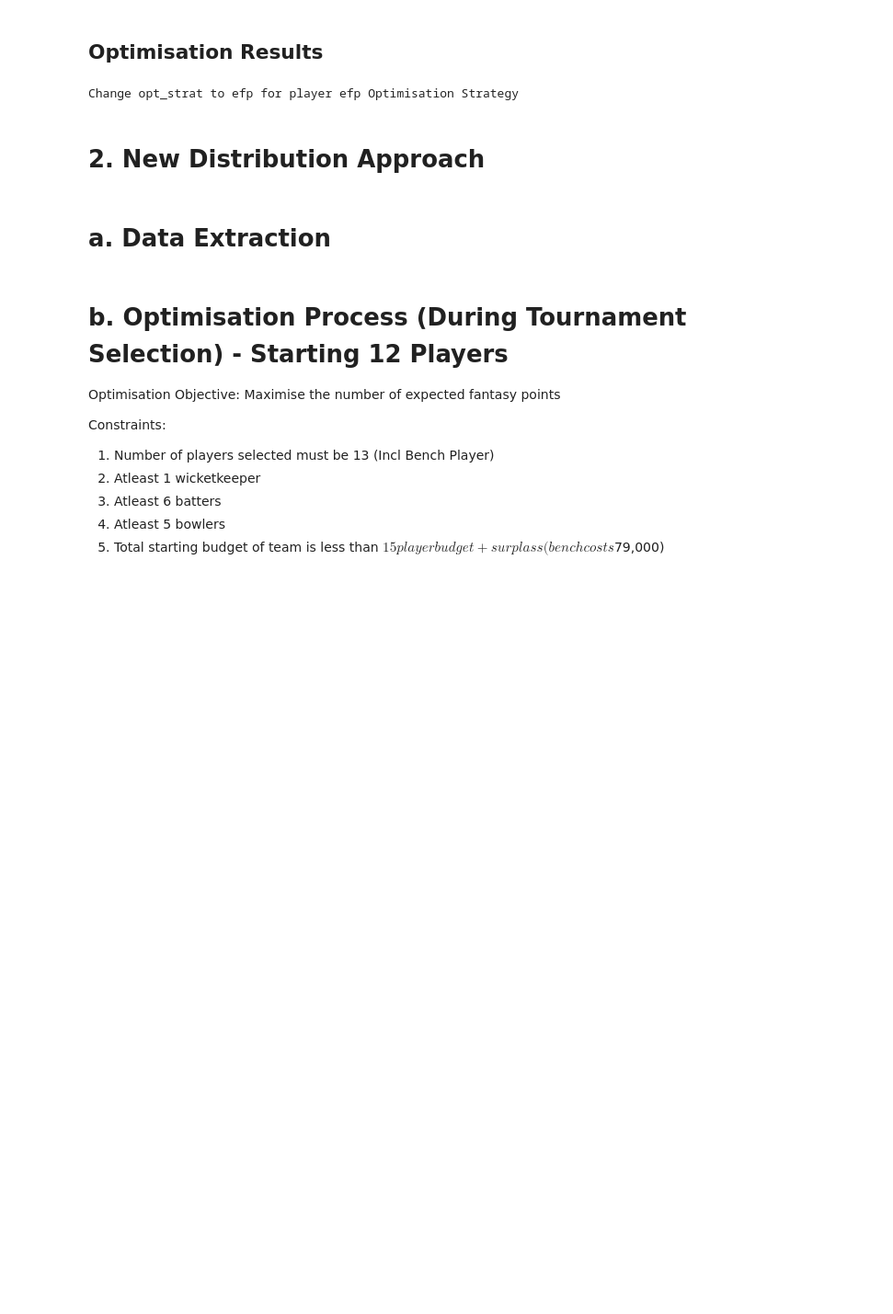
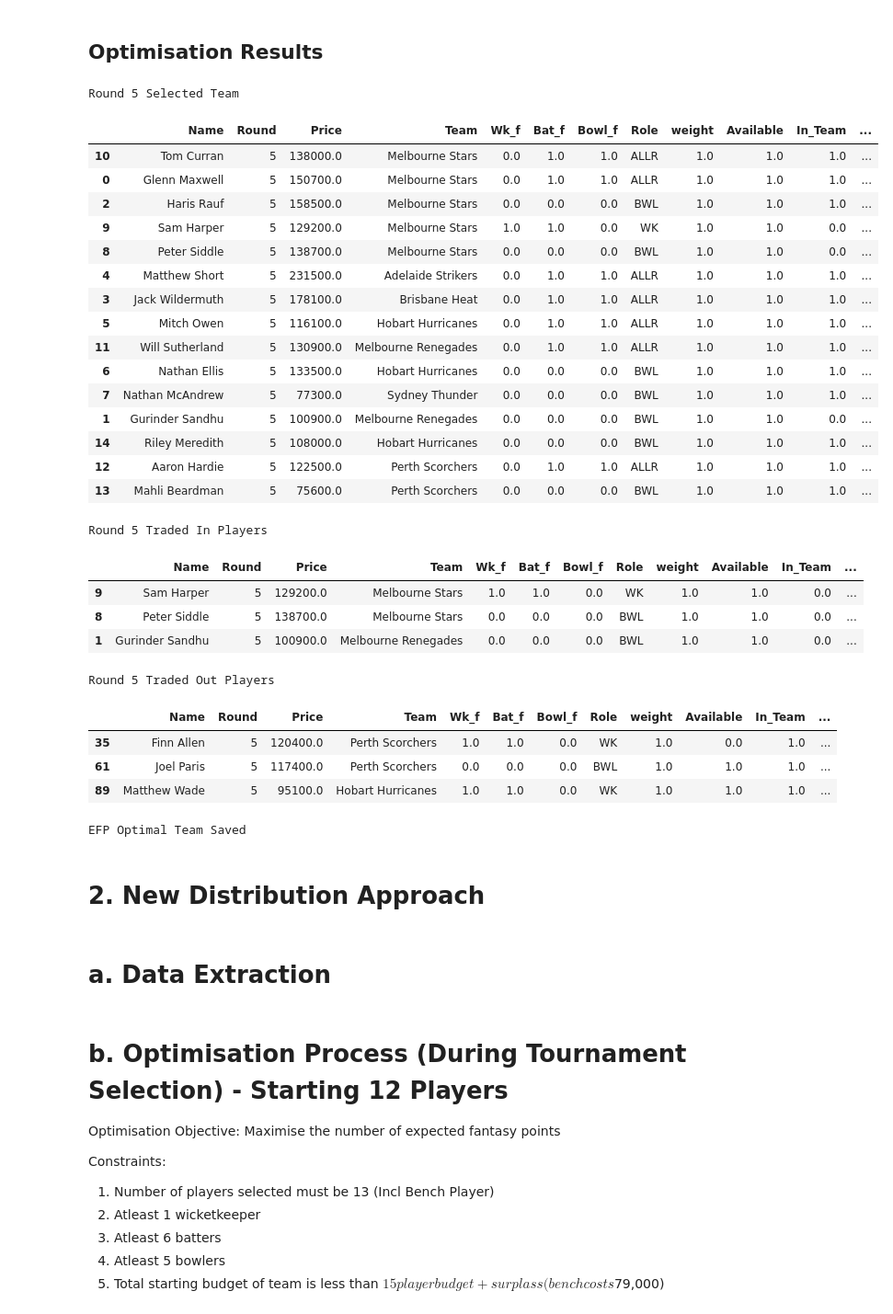
Before and after one commit to Dilan-De-Silva/Big-Bash-Fantasy-AI-v2, a Jupyter notebook: python_script/optim/post-round-4/Team-Selector-Optimisation-Process.ipynb, the cells around one changed output. Shown at 92% size. Cells and saved outputs as stored; diff of their text form; code cells hidden in the pictures; blank space fills up the shorter version.

Commit message:
Round 6 Optimisation Runs

```diff
--- a/python_script/optim/post-round-4/Team-Selector-Optimisation-Process.ipynb
+++ b/python_script/optim/post-round-4/Team-Selector-Optimisation-Process.ipynb
@@ -43,7 +43,7 @@ py_data_score_directory = 'C:/Users/dilan/OneDrive/Documents/Data Science Projec
 py_data_score_rnd_directory = 'C:/Users/dilan/OneDrive/Documents/Data Science Projects/Repos/Big-Bash-Fantasy-AI-v2/data/python_data/scoring/post-round-4/'
 # %%
 # Optimisation Strategy
-opt_strat = 'sim' # Options: 'efp' (new player expected fantasy points appraoch), 'sim' (new player fantasy point distribution approach)
+opt_strat = 'efp' # Options: 'efp' (new player expected fantasy points appraoch), 'sim' (new player fantasy point distribution approach)
 current_rnd = 5 # Current Round of the Tournament
 exp_pts_model = 'all' # Options: 'bat_bowl' (batting + bowling model), 'all' (combined model)
 efp_budget = 2010600
@@ -225,33 +235,60 @@ Change opt_strat to efp for player efp Optimisation Strategy
 # %%
 # EFP Whole Tournament Optimisation
 if opt_strat == 'efp':
     # Display Round-wise Selected Teams
     print("Round 5 Selected Team")
     display(sel_player_df_r5.sort_values(by='exp_rnd_points', ascending=False))
 
     # Display Traded In Players
     traded_in_r5 = sel_player_df_r5[sel_player_df_r5['In_Team'] == 0]
     print("Round 5 Traded In Players")
     display(traded_in_r5.sort_values(by='exp_rnd_points', ascending=False))
 
     # Display Traded Out Players
     traded_out_r5 = player_df_r5[player_df_r5['In_Team'] == 1][~player_df_r5['Name'].isin(sel_player_df_r5['Name'])].drop_duplicates(subset=['Name'])
     print("Round 5 Traded Out Players")
     display(traded_out_r5.sort_values(by='exp_rnd_points', ascending=False))
 
     # Save Optimal Team to CSV
     if exp_pts_model == 'all':
-        sel_player_df.to_csv(os.path.join(add_data_directory,'optim/EFP_optimal_team_rnd_5.csv'), index=False)
-        sel_player_df_r5.to_csv(os.path.join(add_data_directory,'optim/EFP_optimal_team_round_rnd_5.csv'), index=False)
+        # sel_player_df.to_csv(os.path.join(add_data_directory,'optim/EFP_optimal_team_rnd_5.csv'), index=False)
+        # sel_player_df_r5.to_csv(os.path.join(add_data_directory,'optim/EFP_optimal_team_round_rnd_5.csv'), index=False)
         print("EFP Optimal Team Saved")
     elif exp_pts_model == 'bat_bowl':
-        sel_player_df.to_csv(os.path.join(add_data_directory,'optim/EFP_optimal_team_dual_rnd_5.csv'), index=False)
-        sel_player_df_r5.to_csv(os.path.join(add_data_directory,'optim/EFP_optimal_team_dual_round_rnd_5.csv'), index=False)
+        # sel_player_df.to_csv(os.path.join(add_data_directory,'optim/EFP_optimal_team_dual_rnd_5.csv'), index=False)
+        # sel_player_df_r5.to_csv(os.path.join(add_data_directory,'optim/EFP_optimal_team_dual_round_rnd_5.csv'), index=False)
         print("EFP Bat + Bowl Optimal Team Saved")
 else:
     print("Change opt_strat to efp for player efp Optimisation Strategy")
 # %% [output]
-Change opt_strat to efp for player efp Optimisation Strategy
+Round 5 Selected Team
+|  | Name | Round | Price | Team | Wk_f | Bat_f | Bowl_f | Role | weight | Available | In_Team | ... |
+| 10 | Tom Curran | 5 | 138000.0 | Melbourne Stars | 0.0 | 1.0 | 1.0 | ALLR | 1.0 | 1.0 | 1.0 | ... |
+| 0 | Glenn Maxwell | 5 | 150700.0 | Melbourne Stars | 0.0 | 1.0 | 1.0 | ALLR | 1.0 | 1.0 | 1.0 | ... |
+| 2 | Haris Rauf | 5 | 158500.0 | Melbourne Stars | 0.0 | 0.0 | 0.0 | BWL | 1.0 | 1.0 | 1.0 | ... |
+| 9 | Sam Harper | 5 | 129200.0 | Melbourne Stars | 1.0 | 1.0 | 0.0 | WK | 1.0 | 1.0 | 0.0 | ... |
+| 8 | Peter Siddle | 5 | 138700.0 | Melbourne Stars | 0.0 | 0.0 | 0.0 | BWL | 1.0 | 1.0 | 0.0 | ... |
+| 4 | Matthew Short | 5 | 231500.0 | Adelaide Strikers | 0.0 | 1.0 | 1.0 | ALLR | 1.0 | 1.0 | 1.0 | ... |
+| 3 | Jack Wildermuth | 5 | 178100.0 | Brisbane Heat | 0.0 | 1.0 | 1.0 | ALLR | 1.0 | 1.0 | 1.0 | ... |
+| 5 | Mitch Owen | 5 | 116100.0 | Hobart Hurricanes | 0.0 | 1.0 | 1.0 | ALLR | 1.0 | 1.0 | 1.0 | ... |
+| 11 | Will Sutherland | 5 | 130900.0 | Melbourne Renegades | 0.0 | 1.0 | 1.0 | ALLR | 1.0 | 1.0 | 1.0 | ... |
+| 6 | Nathan Ellis | 5 | 133500.0 | Hobart Hurricanes | 0.0 | 0.0 | 0.0 | BWL | 1.0 | 1.0 | 1.0 | ... |
+| 7 | Nathan McAndrew | 5 | 77300.0 | Sydney Thunder | 0.0 | 0.0 | 0.0 | BWL | 1.0 | 1.0 | 1.0 | ... |
+| 1 | Gurinder Sandhu | 5 | 100900.0 | Melbourne Renegades | 0.0 | 0.0 | 0.0 | BWL | 1.0 | 1.0 | 0.0 | ... |
+| 14 | Riley Meredith | 5 | 108000.0 | Hobart Hurricanes | 0.0 | 0.0 | 0.0 | BWL | 1.0 | 1.0 | 1.0 | ... |
+| 12 | Aaron Hardie | 5 | 122500.0 | Perth Scorchers | 0.0 | 1.0 | 1.0 | ALLR | 1.0 | 1.0 | 1.0 | ... |
+| 13 | Mahli Beardman | 5 | 75600.0 | Perth Scorchers | 0.0 | 0.0 | 0.0 | BWL | 1.0 | 1.0 | 1.0 | ... |
+Round 5 Traded In Players
+|  | Name | Round | Price | Team | Wk_f | Bat_f | Bowl_f | Role | weight | Available | In_Team | ... |
+| 9 | Sam Harper | 5 | 129200.0 | Melbourne Stars | 1.0 | 1.0 | 0.0 | WK | 1.0 | 1.0 | 0.0 | ... |
+| 8 | Peter Siddle | 5 | 138700.0 | Melbourne Stars | 0.0 | 0.0 | 0.0 | BWL | 1.0 | 1.0 | 0.0 | ... |
+| 1 | Gurinder Sandhu | 5 | 100900.0 | Melbourne Renegades | 0.0 | 0.0 | 0.0 | BWL | 1.0 | 1.0 | 0.0 | ... |
+Round 5 Traded Out Players
+|  | Name | Round | Price | Team | Wk_f | Bat_f | Bowl_f | Role | weight | Available | In_Team | ... |
+| 35 | Finn Allen | 5 | 120400.0 | Perth Scorchers | 1.0 | 1.0 | 0.0 | WK | 1.0 | 0.0 | 1.0 | ... |
+| 61 | Joel Paris | 5 | 117400.0 | Perth Scorchers | 0.0 | 0.0 | 0.0 | BWL | 1.0 | 1.0 | 1.0 | ... |
+| 89 | Matthew Wade | 5 | 95100.0 | Hobart Hurricanes | 1.0 | 1.0 | 0.0 | WK | 1.0 | 1.0 | 1.0 | ... |
+EFP Optimal Team Saved
 # %% [markdown]
 # 2. New Distribution Approach
 # %% [markdown]
```
Also changed, not shown: parts of 4 cells of this notebook, 11 other files.
